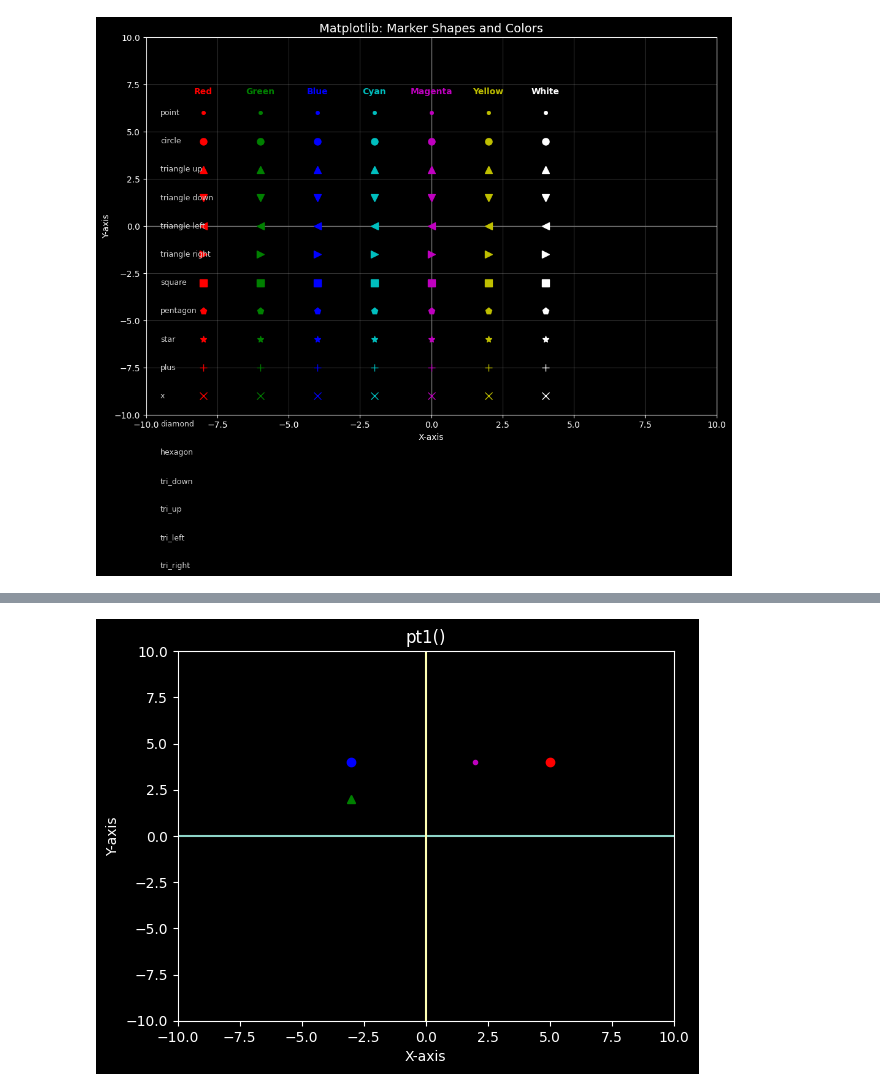
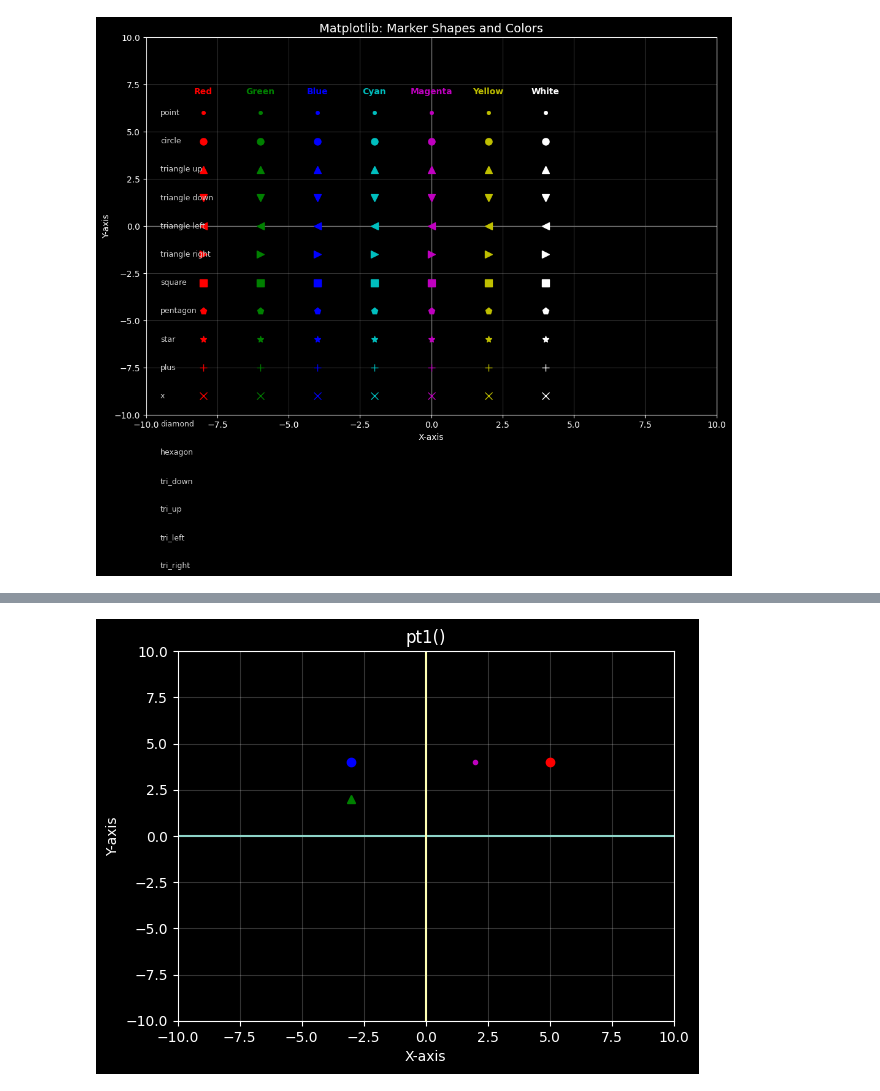
Before and after one commit to xyizko/xo-mathz, a Jupyter notebook: nb/yt-fca-1.1.ipynb, the cells around one changed output, grey strips where cells are left out. Saved outputs shown, nothing was run; the diff lists cells and outputs as text; code cells hidden in the pictures.

```diff
--- a/nb/yt-fca-1.1.ipynb
+++ b/nb/yt-fca-1.1.ipynb
@@ -203,6 +203,7 @@ def plt1():
     ax.set_xlabel('X-axis')
     ax.set_ylabel('Y-axis')
     ax.set_title('pt1()')
+    ax.grid(True, alpha=0.2)
 
     # plots dimensions
     plt.axis([xmin, xmax, ymin, ymax])
@@ -239,31 +240,32 @@ def plt1():
 
     # Dark style
     plt.style.use('dark_background')
     fig, ax = plt.subplots()
 
     # Labels
     ax.set_xlabel('X-axis')
     ax.set_ylabel('Y-axis')
     ax.set_title('pt1()')
+    ax.grid(True, alpha=0.2)
 
     # plots dimensions
     plt.axis([xmin, xmax, ymin, ymax])
 
     # Draw Axis Lines
     plt.plot([xmin,xmax],[0,0])
     plt.plot([0,0],[ymin,ymax])
 
     # Plotting points
     plt.plot([5],[4], 'ro') # ro = red circle
     plt.plot([2],[4], 'm.') # m. = Magenta Dot
     plt.plot([-3],[4], 'bo') # bo = Bleu Circle
     plt.plot([-3],[2], 'g^') # m. = Green Triangle
 
 
     # Show plot function
     plt.show()
 
 # --- Execution ---
 plt1()
 # %% [output]
-[figure, old version]
+[figure, new version]
```
Also changed, not shown: parts of 1 cell of this notebook.
